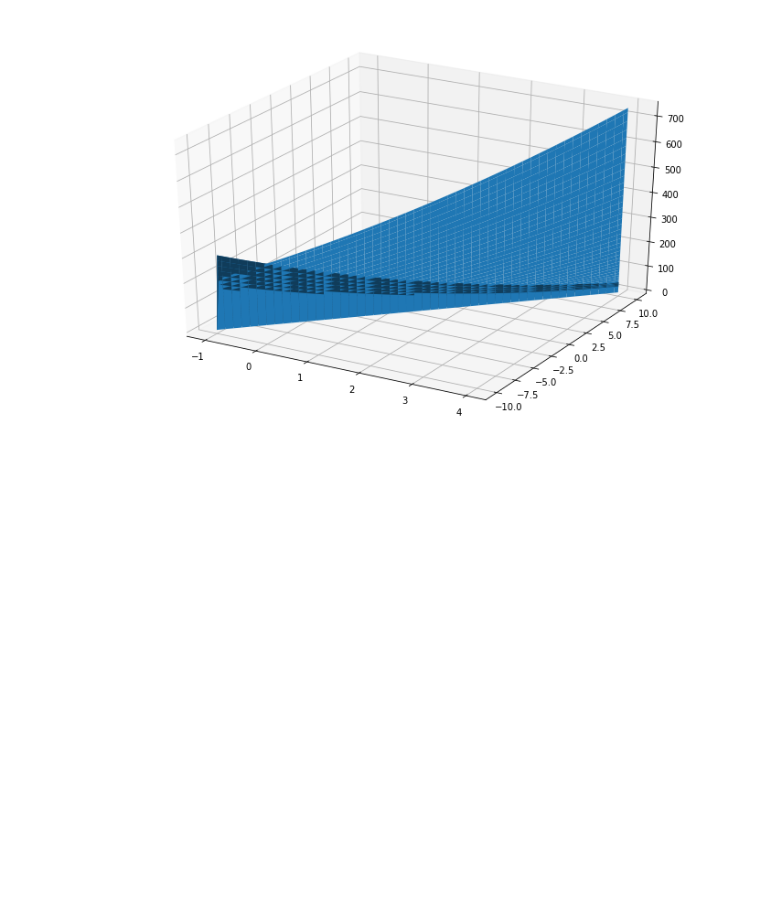
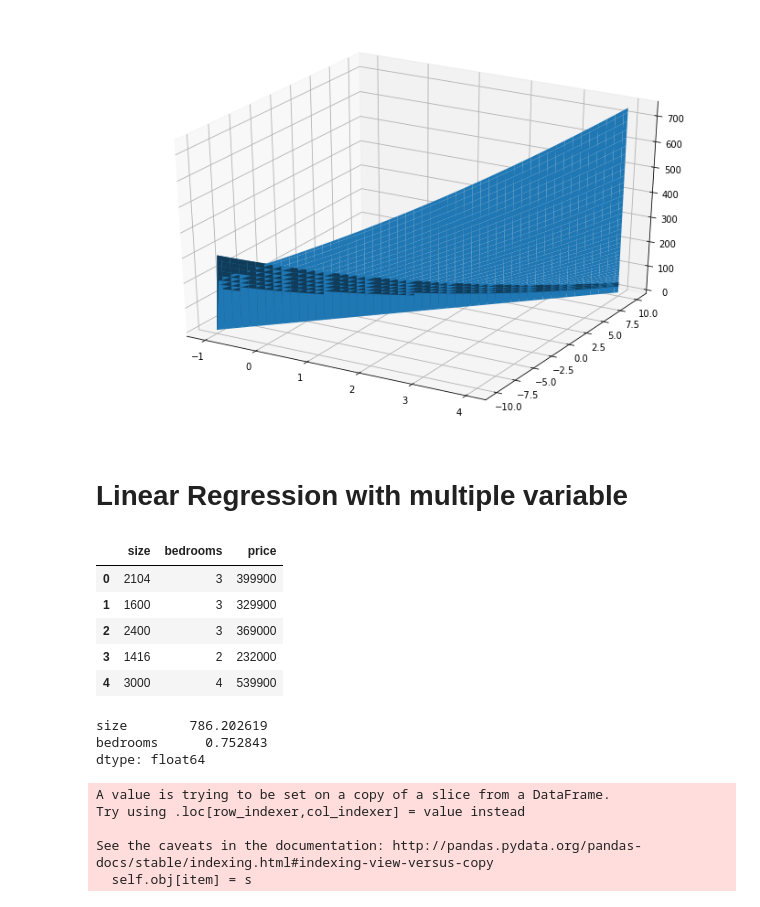
Before and after one commit to grkashyap/andrewng-machinelearning, a Jupyter notebook: machine-learning-ex1/ex1/Linear Regression using Python.ipynb, the cells around one changed output. Drawn from its saved outputs; the diff is of its cells as text; code cells hidden in the pictures; blank space fills up the shorter version.

```diff
--- a/machine-learning-ex1/ex1/Linear Regression using Python.ipynb
+++ b/machine-learning-ex1/ex1/Linear Regression using Python.ipynb
@@ -150,3 +150,18 @@ ax.plot_surface(theta1_vals,theta0_vals,J_vals)
 # %% [output]
 <mpl_toolkits.mplot3d.art3d.Poly3DCollection at 0x...>
 [figure]
+# %% [markdown]
+# Linear Regression with multiple variable
+# %%
+#load the data and assign column names
+data2 = pd.read_csv('ex1data2.txt',sep=",",header=None)
+data2.columns = ['size','bedrooms','price']
+# %%
+data2.head()
+# %% [output]
+|  | size | bedrooms | price |
+| 0 | 2104 | 3 | 399900 |
+| 1 | 1600 | 3 | 329900 |
+| 2 | 2400 | 3 | 369000 |
+| 3 | 1416 | 2 | 232000 |
+| 4 | 3000 | 4 | 539900 |
@@ -152,0 +180,15 @@ ax.plot_surface(theta1_vals,theta0_vals,J_vals)
+# %%
+std
+# %% [output]
+size        786.202619
+bedrooms      0.752843
+dtype: float64
+# %%
+for i in range(0,num_features):
+    X.iloc[:,i] = np.divide(np.subtract(X.iloc[:,i],mean[i]),std[i])
+# %% [output]
+A value is trying to be set on a copy of a slice from a DataFrame.
+Try using .loc[row_indexer,col_indexer] = value instead
+
+See the caveats in the documentation: http://pandas.pydata.org/pandas-docs/stable/indexing.html#indexing-view-versus-copy
+  self.obj[item] = s
```
Also changed, not shown: parts of 10 cells of this notebook, 55 other files.
